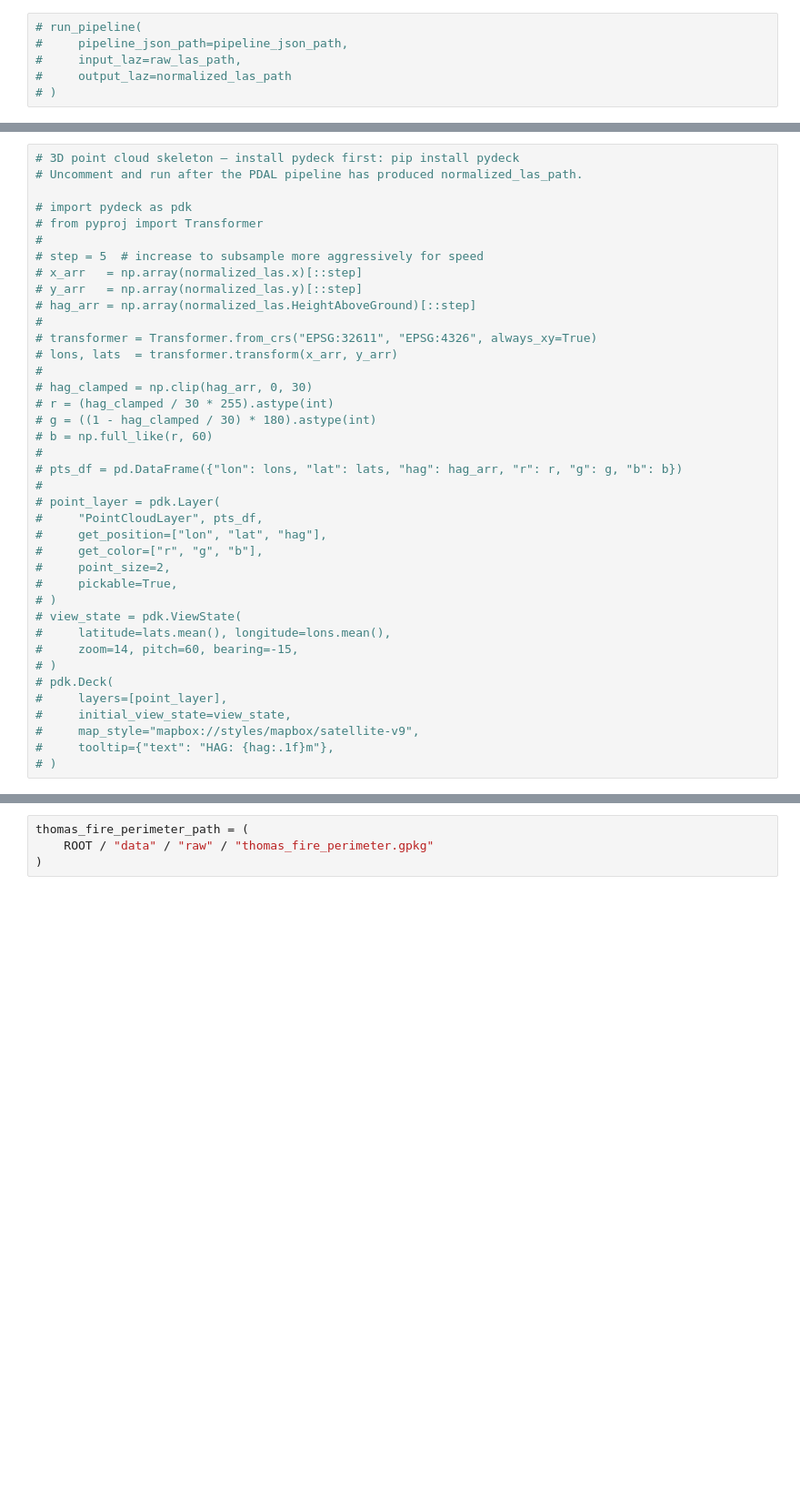
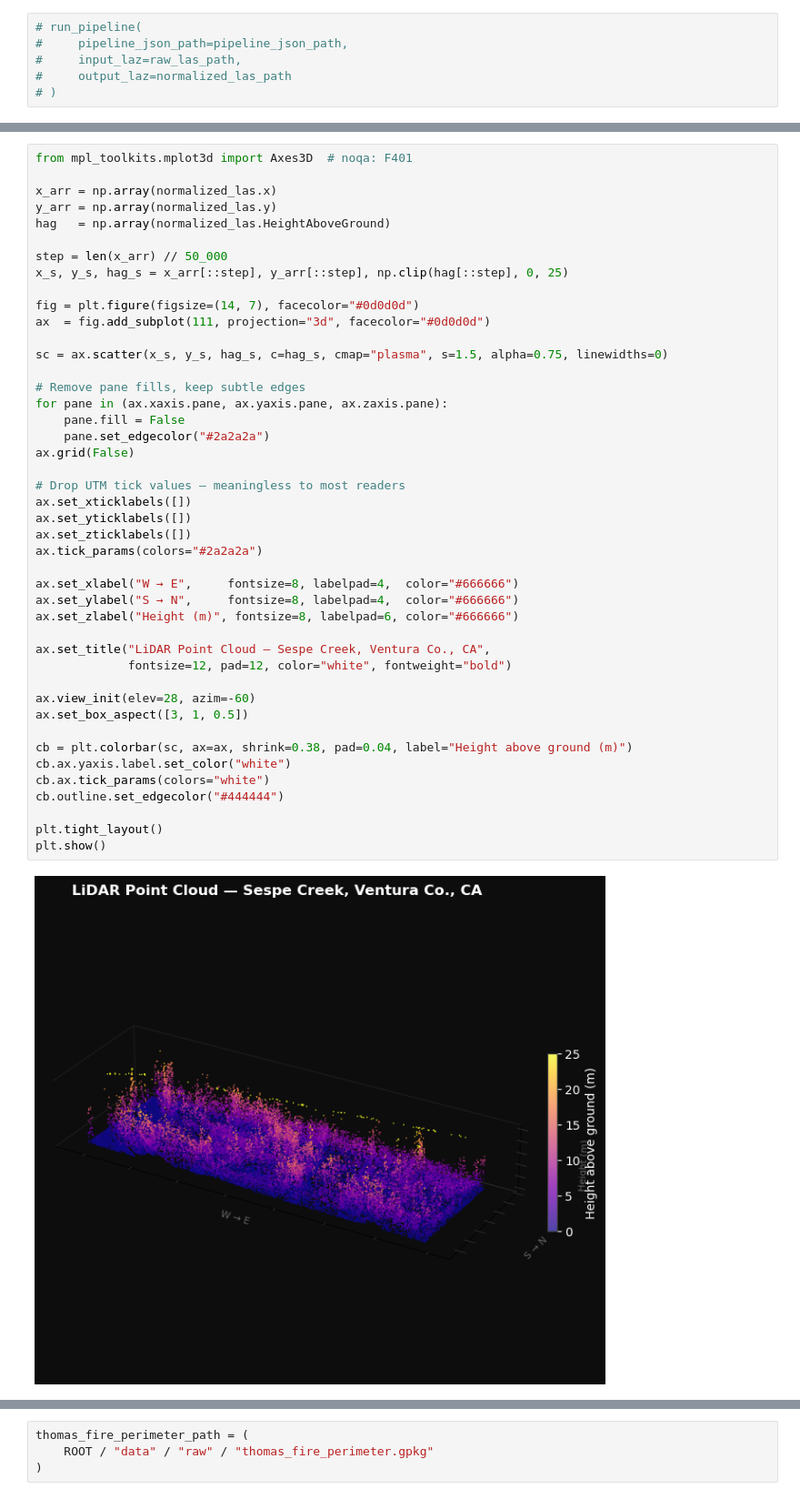
Before and after one commit to imsibaja/lidar-utility-corridor, a Jupyter notebook: notebooks/lidar_corridor_analysis.ipynb, the cells around one changed output, grey strips where cells are left out. Shown at 91% size. Saved outputs shown, nothing was run; the diff lists cells and outputs as text; blank space fills up the shorter version.

```diff
--- a/notebooks/lidar_corridor_analysis.ipynb
+++ b/notebooks/lidar_corridor_analysis.ipynb
@@ -211,39 +181,46 @@ With ground classification and height normalization complete, the point cloud no
 # %%
-# 3D point cloud skeleton — install pydeck first: pip install pydeck
-# Uncomment and run after the PDAL pipeline has produced normalized_las_path.
+from mpl_toolkits.mplot3d import Axes3D  # noqa: F401
 
-# import pydeck as pdk
-# from pyproj import Transformer
-#
-# step = 5  # increase to subsample more aggressively for speed
-# x_arr   = np.array(normalized_las.x)[::step]
-# y_arr   = np.array(normalized_las.y)[::step]
-# hag_arr = np.array(normalized_las.HeightAboveGround)[::step]
-#
-# transformer = Transformer.from_crs("EPSG:32611", "EPSG:4326", always_xy=True)
-# lons, lats  = transformer.transform(x_arr, y_arr)
-#
-# hag_clamped = np.clip(hag_arr, 0, 30)
-# r = (hag_clamped / 30 * 255).astype(int)
-# g = ((1 - hag_clamped / 30) * 180).astype(int)
-# b = np.full_like(r, 60)
-#
-# pts_df = pd.DataFrame({"lon": lons, "lat": lats, "hag": hag_arr, "r": r, "g": g, "b": b})
-#
-# point_layer = pdk.Layer(
-#     "PointCloudLayer", pts_df,
-#     get_position=["lon", "lat", "hag"],
-#     get_color=["r", "g", "b"],
-#     point_size=2,
-#     pickable=True,
-# )
-# view_state = pdk.ViewState(
-#     latitude=lats.mean(), longitude=lons.mean(),
-#     zoom=14, pitch=60, bearing=-15,
-# )
-# pdk.Deck(
-#     layers=[point_layer],
-#     initial_view_state=view_state,
-#     map_style="mapbox://styles/mapbox/satellite-v9",
-#     tooltip={"text": "HAG: {hag:.1f}m"},
-# )
+x_arr = np.array(normalized_las.x)
+y_arr = np.array(normalized_las.y)
+hag   = np.array(normalized_las.HeightAboveGround)
+
+step = len(x_arr) // 50_000
+x_s, y_s, hag_s = x_arr[::step], y_arr[::step], np.clip(hag[::step], 0, 25)
+
+fig = plt.figure(figsize=(14, 7), facecolor="#0d0d0d")
+ax  = fig.add_subplot(111, projection="3d", facecolor="#0d0d0d")
+
+sc = ax.scatter(x_s, y_s, hag_s, c=hag_s, cmap="plasma", s=1.5, alpha=0.75, linewidths=0)
+
+# Remove pane fills, keep subtle edges
+for pane in (ax.xaxis.pane, ax.yaxis.pane, ax.zaxis.pane):
+    pane.fill = False
+    pane.set_edgecolor("#2a2a2a")
+ax.grid(False)
+
+# Drop UTM tick values — meaningless to most readers
+ax.set_xticklabels([])
+ax.set_yticklabels([])
+ax.set_zticklabels([])
+ax.tick_params(colors="#2a2a2a")
+
+ax.set_xlabel("W → E",     fontsize=8, labelpad=4,  color="#666666")
+ax.set_ylabel("S → N",     fontsize=8, labelpad=4,  color="#666666")
+ax.set_zlabel("Height (m)", fontsize=8, labelpad=6, color="#666666")
+
+ax.set_title("LiDAR Point Cloud — Sespe Creek, Ventura Co., CA",
+             fontsize=12, pad=12, color="white", fontweight="bold")
+
+ax.view_init(elev=28, azim=-60)
+ax.set_box_aspect([3, 1, 0.5])
+
+cb = plt.colorbar(sc, ax=ax, shrink=0.38, pad=0.04, label="Height above ground (m)")
+cb.ax.yaxis.label.set_color("white")
+cb.ax.tick_params(colors="white")
+cb.outline.set_edgecolor("#444444")
+
+plt.tight_layout()
+plt.show()
+# %% [output]
+[figure, added]
```
Also changed, not shown: parts of 45 cells of this notebook, 7 other files.
